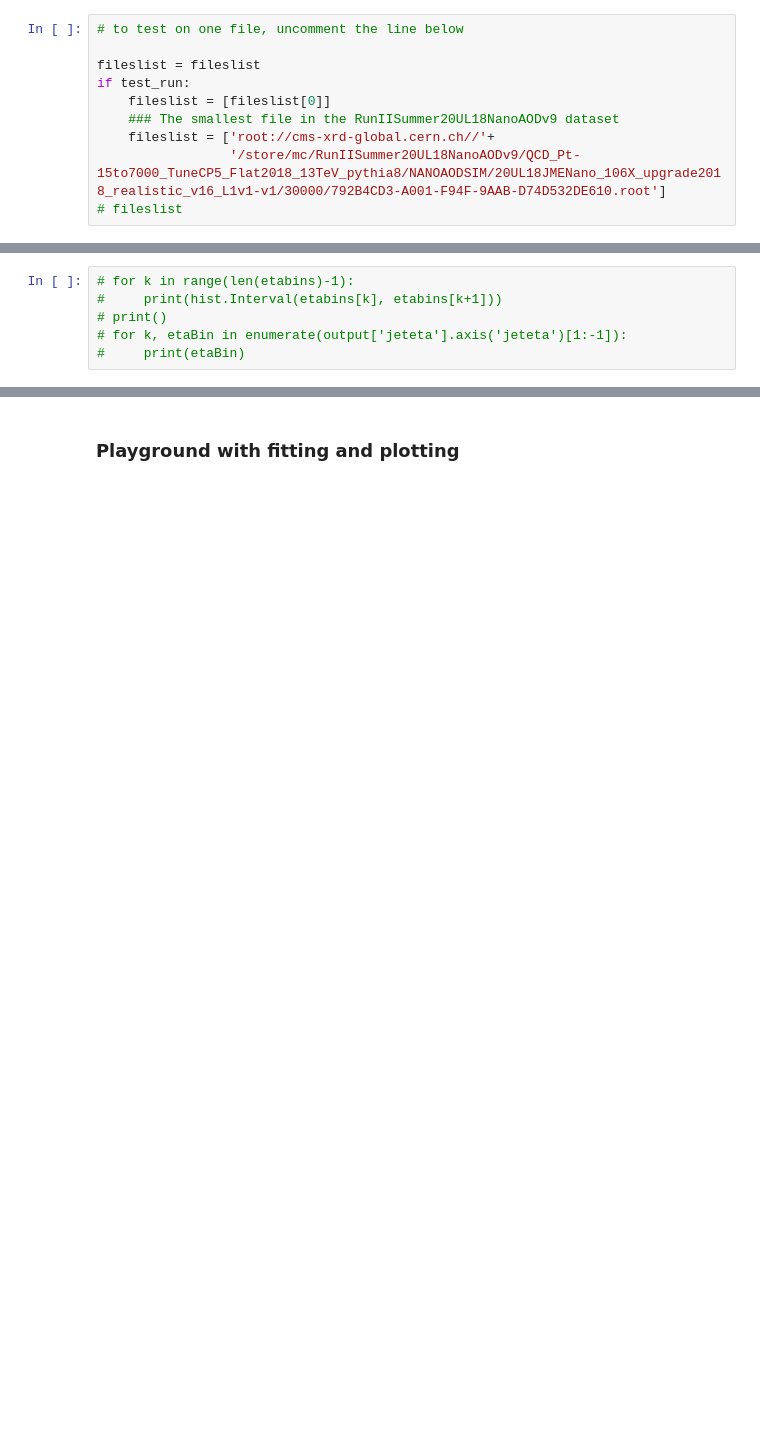
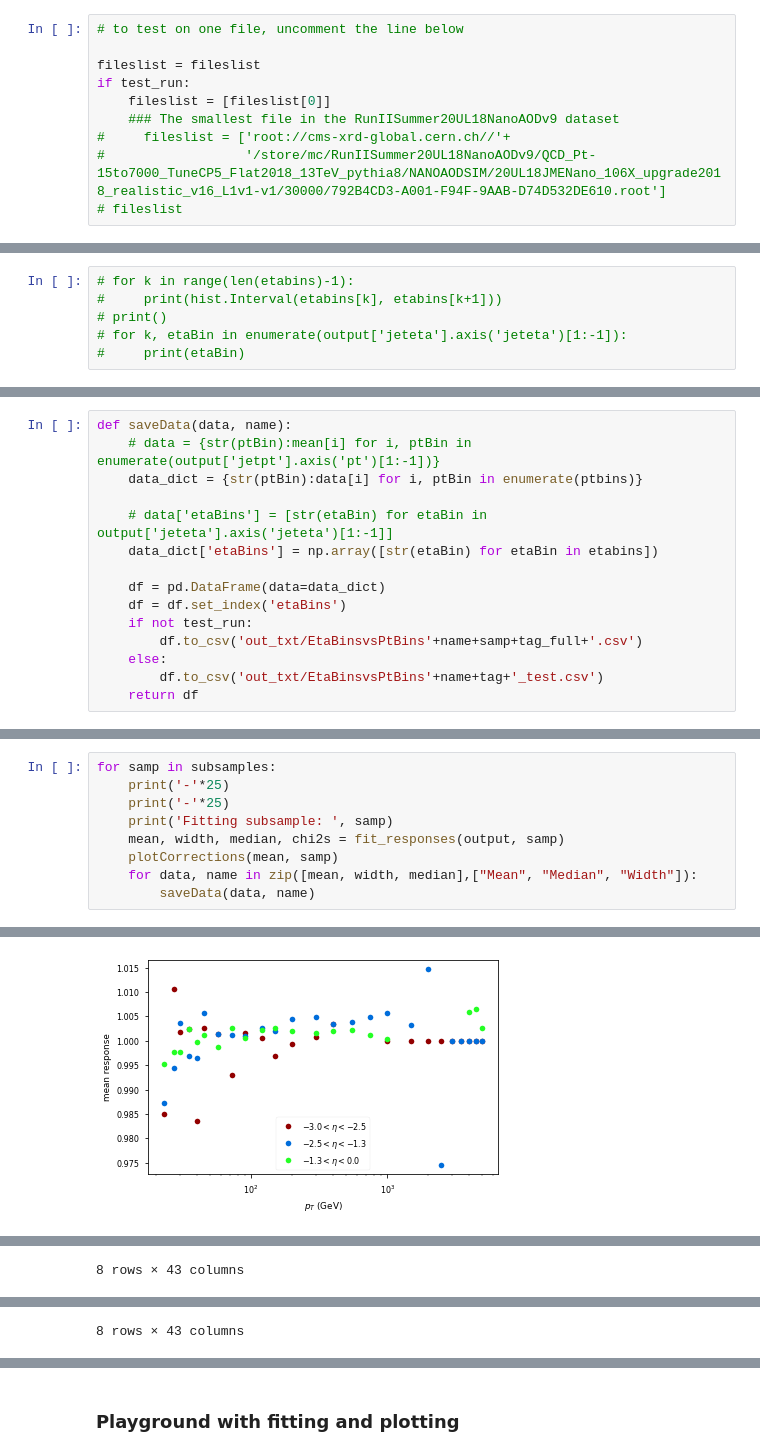
Before and after one commit to dsidirop1/JMECoffea, a Jupyter notebook: CoffeaJERC-Andris.ipynb, the cells around one changed output, grey strips where cells are left out. Saved outputs shown, nothing was run; the diff lists cells and outputs as text; blank space fills up the shorter version.

```diff
--- a/CoffeaJERC-Andris.ipynb
+++ b/CoffeaJERC-Andris.ipynb
@@ -66,6 +78,6 @@ fileslist = fileslist
 if test_run:
     fileslist = [fileslist[0]]
     ### The smallest file in the RunIISummer20UL18NanoAODv9 dataset
-    fileslist = ['root://cms-xrd-global.cern.ch//'+
-                 '/store/mc/RunIISummer20UL18NanoAODv9/QCD_Pt-15to7000_TuneCP5_Flat2018_13TeV_pythia8/NANOAODSIM/20UL18JMENano_106X_upgrade2018_realistic_v16_L1v1-v1/30000/792B4CD3-A001-F94F-9AAB-D74D532DE610.root']
+#     fileslist = ['root://cms-xrd-global.cern.ch//'+
+#                  '/store/mc/RunIISummer20UL18NanoAODv9/QCD_Pt-15to7000_TuneCP5_Flat2018_13TeV_pythia8/NANOAODSIM/20UL18JMENano_106X_upgrade2018_realistic_v16_L1v1-v1/30000/792B4CD3-A001-F94F-9AAB-D74D532DE610.root']
 # fileslist
@@ -327,0 +474,15 @@ output
+# %%
+def saveData(data, name):
+    # data = {str(ptBin):mean[i] for i, ptBin in enumerate(output['jetpt'].axis('pt')[1:-1])}
+    data_dict = {str(ptBin):data[i] for i, ptBin in enumerate(ptbins)}
+
+    # data['etaBins'] = [str(etaBin) for etaBin in output['jeteta'].axis('jeteta')[1:-1]]
+    data_dict['etaBins'] = np.array([str(etaBin) for etaBin in etabins])
+
+    df = pd.DataFrame(data=data_dict)
+    df = df.set_index('etaBins')
+    if not test_run:
+        df.to_csv('out_txt/EtaBinsvsPtBins'+name+samp+tag_full+'.csv')
+    else:
+        df.to_csv('out_txt/EtaBinsvsPtBins'+name+tag+'_test.csv')
+    return df
@@ -327,0 +491,10 @@ output
+# %%
+for samp in subsamples:
+    print('-'*25)
+    print('-'*25)
+    print('Fitting subsample: ', samp)
+    mean, width, median, chi2s = fit_responses(output, samp)
+    plotCorrections(mean, samp)
+    for data, name in zip([mean, width, median],["Mean", "Median", "Width"]):
+        saveData(data, name)
+# %% [output]
@@ -327,0 +518 @@ output
+[figure, added]
@@ -327,0 +529 @@ output
+8 rows × 43 columns
@@ -327,0 +540 @@ output
+8 rows × 43 columns
```
Also changed, not shown: parts of 67 cells of this notebook, 21 other files.
